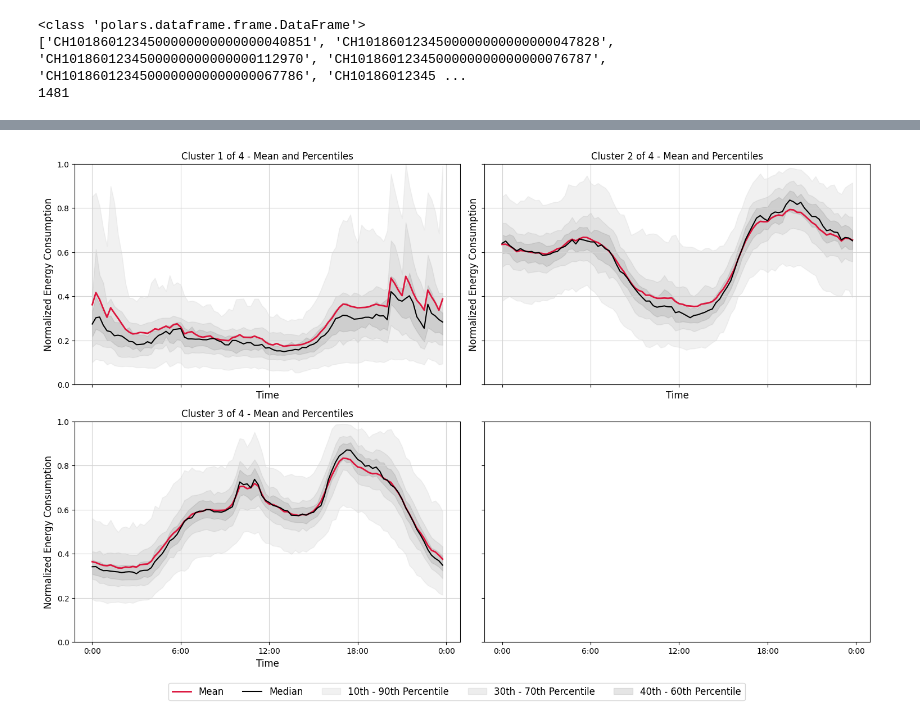
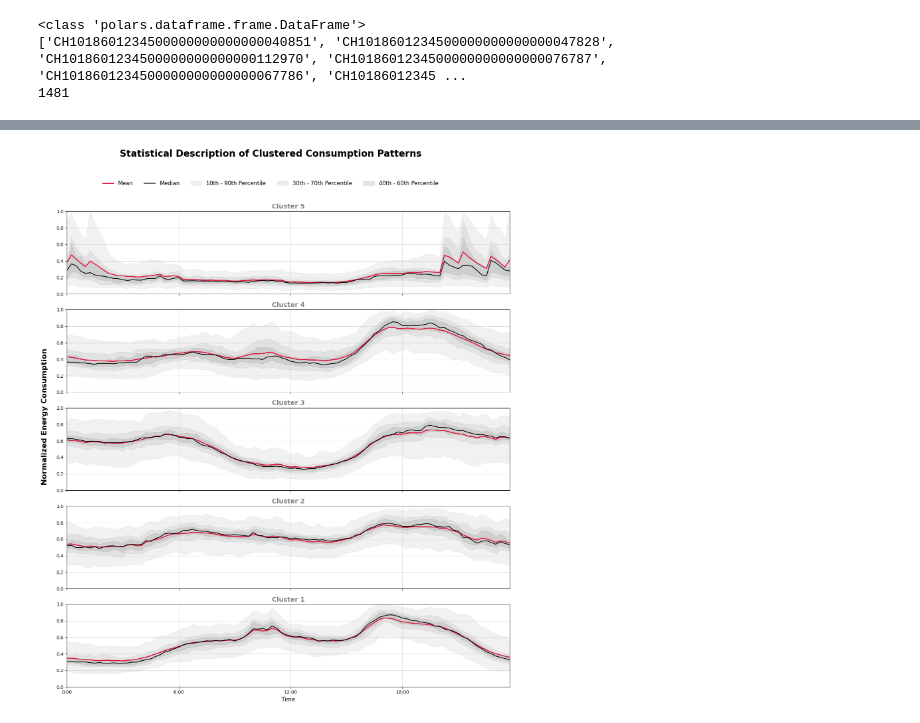
Before and after one commit to jasigrist/Customer_Segmentation_Lantern, a Jupyter notebook: KPrototypes/kPrototypes_Clustering_house.ipynb, the cells around one changed output, grey strips where cells are left out. Saved outputs shown, nothing was run; the diff lists cells and outputs as text; code cells hidden in the pictures.

```diff
--- a/KPrototypes/kPrototypes_Clustering_house.ipynb
+++ b/KPrototypes/kPrototypes_Clustering_house.ipynb
@@ -66,9 +72,9 @@ cols_to_extract = [10, 142, 143, 144, 145, 146, 147, 148, 149, 150, 152, 154, 12
 extracted_df = df.iloc[:, cols_to_extract]
 
 # Assign your own headers
-extracted_df.columns = ['House_id', 'Building Type', 'Electric Heating', 'Electric Water Heating',
+extracted_df.columns = ['House_id', 'Building Type', 'Heating', 'Water Heating',
                         'Solar Panels', 'Electric Vehicle', 'Heat Pump', 'Individual Electric Boiler',
-                        'Individual Washing Machine', 'Thermostat','Number of Residents',
+                        'Individual Washing Machine', 'Home Battery','Number of Residents',
                         'Number of Days at Home','Age','Education', 'Employment', 'Tenant Type',
                         'Income','DR scenario', 'DR heating', 'DR hot water', 'DR EV', 'DR appliances']
 
@@ -95,7 +101,6 @@ else:
 
 #extracted_df.to_csv("extracted_columns.csv", index=False)
 
-
 # Column 1 (index 0) has original house IDs, column 2 (index 1) has CH... identifiers
 # Create a mapping dict: {house_id: CH_id}
 mapping = dict(zip(key_df.iloc[:,0], key_df.iloc[:,2]))
@@ -105,8 +110,6 @@ mapping = dict(zip(key_df.iloc[:,0], key_df.iloc[:,2]))
 extracted_df = extracted_df.copy()
 extracted_df['CH_id'] = extracted_df['House_id'].map(mapping)
 
-
-
 print(filename_list[:15])
 # %% [output]
 Total rows: 1500
@@ -235,8 +239,8 @@ print(combined_data)
 # %%
 # 5. Specify the categorical feature column indices (the last 3 columns)
 
-print(list(range(combined_data.shape[1] - 6, combined_data.shape[1])))
-categorical_indices = list(range(combined_data.shape[1] - 6, combined_data.shape[1]))
+print(list(range(combined_data.shape[1] - 5, combined_data.shape[1])))
+categorical_indices = list(range(combined_data.shape[1] - 5, combined_data.shape[1]))
 
-numerical_indices = list(range(0, combined_data.shape[1]-6))
+numerical_indices = list(range(0, combined_data.shape[1]-5))
 # %% [output]
@@ -345,11 +355,11 @@ plt.show()
 # %%
 # 6. Initialize and run K-Prototypes clustering
 kproto = KPrototypes(
-    n_clusters=3,
+    n_clusters=5,
     init='Cao',
     verbose=0,
-    max_iter=200,
-    gamma=1.5,
+    max_iter=500,
+    gamma=3,
     random_state=42,
     n_init=10
 )
@@ -432,5 +448,7 @@ Cluster 3 size: 206
 # %%
+#%%skip
 
+number_of_clusters = 5
 
 reload(cluster_statistics_kProt)
 
@@ -438,11 +456,11 @@ from cluster_statistics_kProt import plot_cluster_percentiles
 
 data_3d_kProt = np.expand_dims(time_series_numeric, axis=-1)
 
-#print(data_3d_kProt.shape)
+print(data_3d_kProt.shape)
 
 #print(data_3d_kProt)
 
-for i in range(4):
+for i in range(number_of_clusters):
 
     i = i+1
     # Select samples for the current cluster
@@ -452,5 +470,5 @@ for i in range(4):
         print(f"Warning: cluster {i} is empty, skipping.")
         continue  # Skip this cluster
 
-plot_cluster_percentiles(data_3d_kProt,clusters,4)
+plot_cluster_percentiles(data_3d_kProt,clusters,number_of_clusters, building_type= 'House')
 # %% [output]
@@ -459,4 +476,4 @@ Warning: Cluster 4 is empty, skipping.
-[figure, old version]
+[figure, new version]
 # %%
 result_df = pl.read_csv(f'/Users/jansigrist/Documents/SP/Customer_Segmentation_Lantern/Results/DATA/Cluster/hourly_avg_clustering_kProt_house.csv')
 
```
Also changed, not shown: parts of 15 cells of this notebook, 7 other files.
